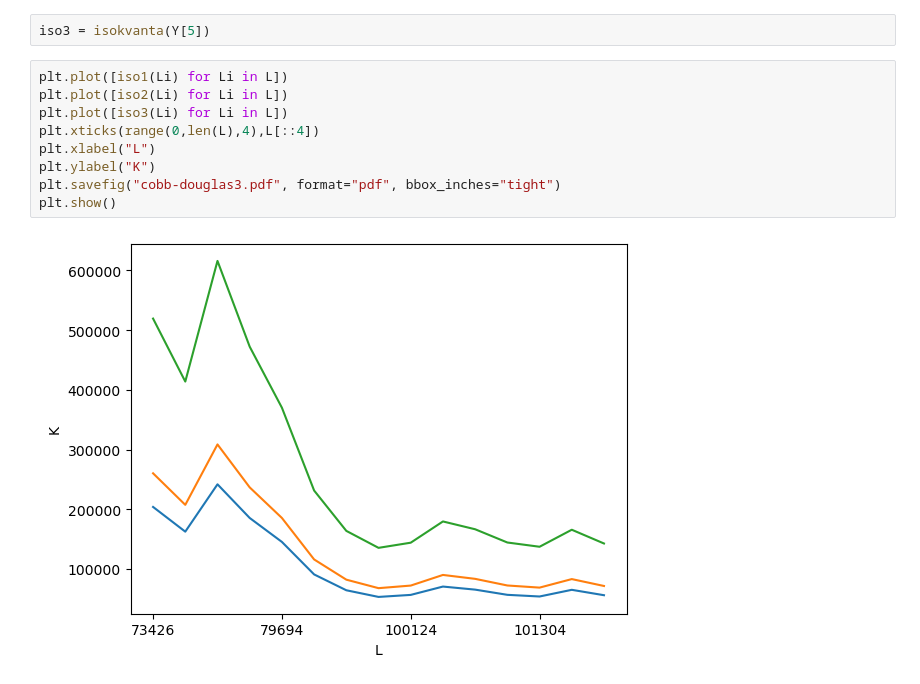
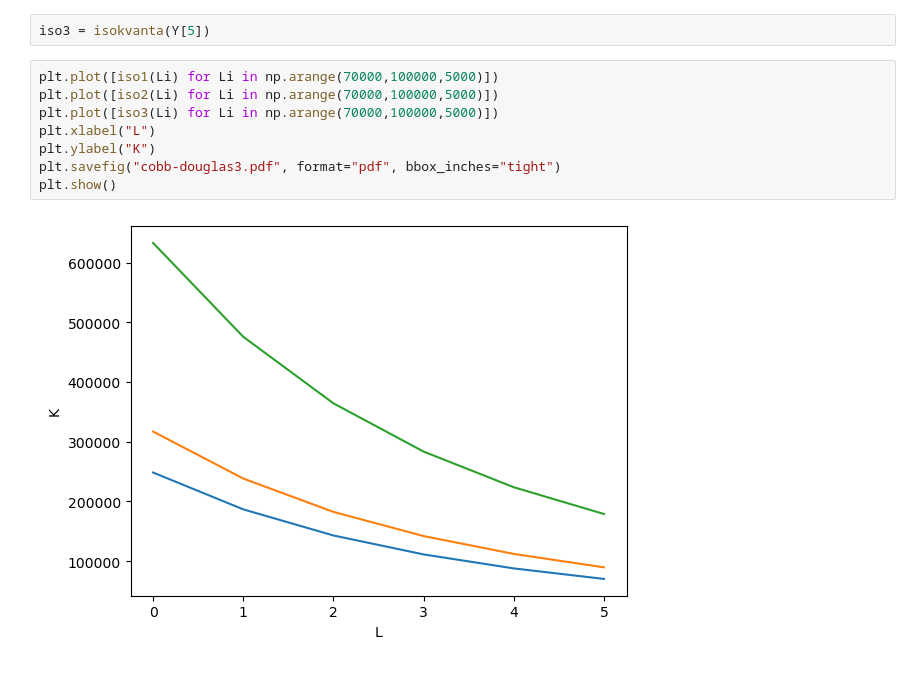
Before and after one commit to AlexanderTitilin/unecon_5_semester, a Jupyter notebook: mat_mod/prac1/Cobb-Douglas.ipynb, the cells around one changed output. Drawn from its saved outputs; the diff is of its cells as text.

```diff
--- a/mat_mod/prac1/Cobb-Douglas.ipynb
+++ b/mat_mod/prac1/Cobb-Douglas.ipynb
@@ -116,13 +106,12 @@ iso2 = isokvanta(Y[1])
 # %%
 iso3 = isokvanta(Y[5])
 # %%
-plt.plot([iso1(Li) for Li in L])
-plt.plot([iso2(Li) for Li in L])
-plt.plot([iso3(Li) for Li in L])
-plt.xticks(range(0,len(L),4),L[::4])
+plt.plot([iso1(Li) for Li in np.arange(70000,100000,5000)])
+plt.plot([iso2(Li) for Li in np.arange(70000,100000,5000)])
+plt.plot([iso3(Li) for Li in np.arange(70000,100000,5000)])
 plt.xlabel("L")
 plt.ylabel("K")
 plt.savefig("cobb-douglas3.pdf", format="pdf", bbox_inches="tight")
 plt.show()
 # %% [output]
-[figure, old version]
+[figure, new version]
```
Also changed, not shown: parts of 2 cells of this notebook.
